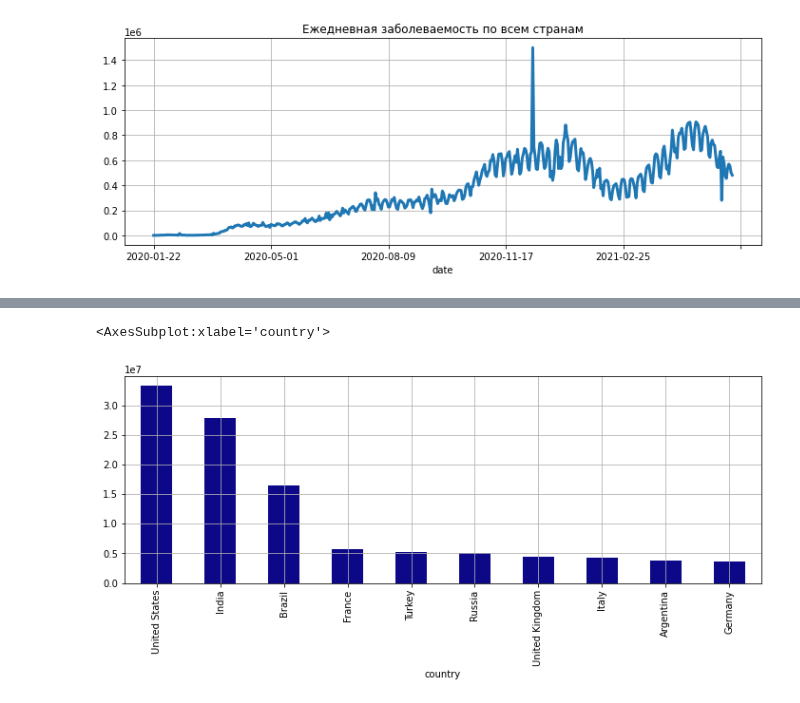
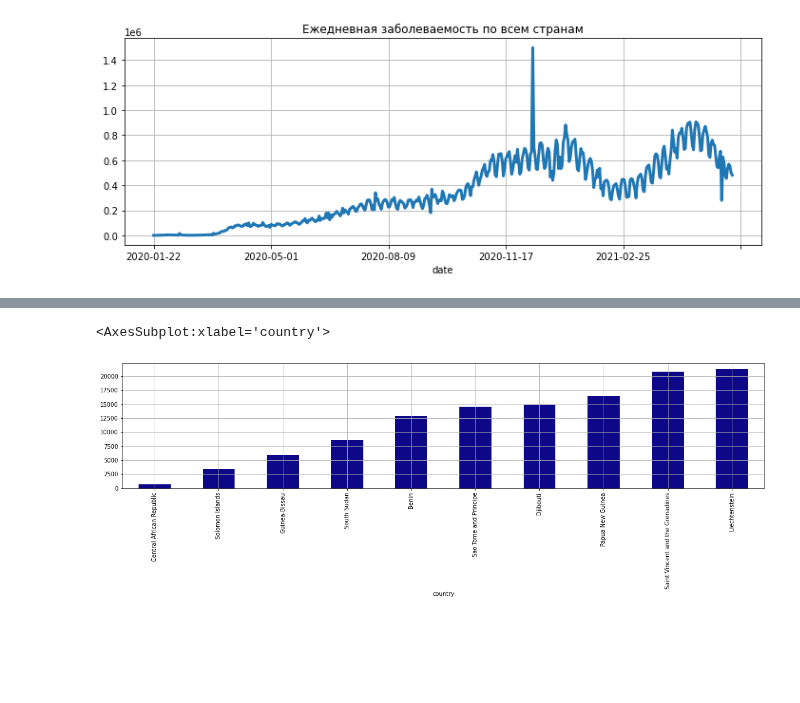
Before and after one commit to AlexandrMenshikov/DataScience_New, a Jupyter notebook: DataFrame/covid/covid_df.ipynb, the cells around one changed output, grey strips where cells are left out. Cells and saved outputs as stored; diff of their text form; code cells hidden in the pictures; blank space fills up the shorter version.

```diff
--- a/DataFrame/covid/covid_df.ipynb
+++ b/DataFrame/covid/covid_df.ipynb
@@ -24,12 +58,13 @@ grouped_cases.plot(
 # %%
-grouped_cases = covid_df.groupby('country')['confirmed'].last()
-grouped_cases = grouped_cases.nlargest(10)
+grouped_cases = covid_df.groupby('country')['total_vaccinations'].last()
+#выборем 10 наибольших значений
+grouped_cases = grouped_cases.nsmallest(10)
 grouped_cases.plot(
     kind='bar',
-    figsize=(12, 4),
+    figsize=(20, 4),
     colormap='plasma',
     grid = True
 )
 # %% [output]
 <AxesSubplot:xlabel='country'>
-[figure, old version]
+[figure, new version]
```
Also changed, not shown: parts of 2 cells of this notebook.
